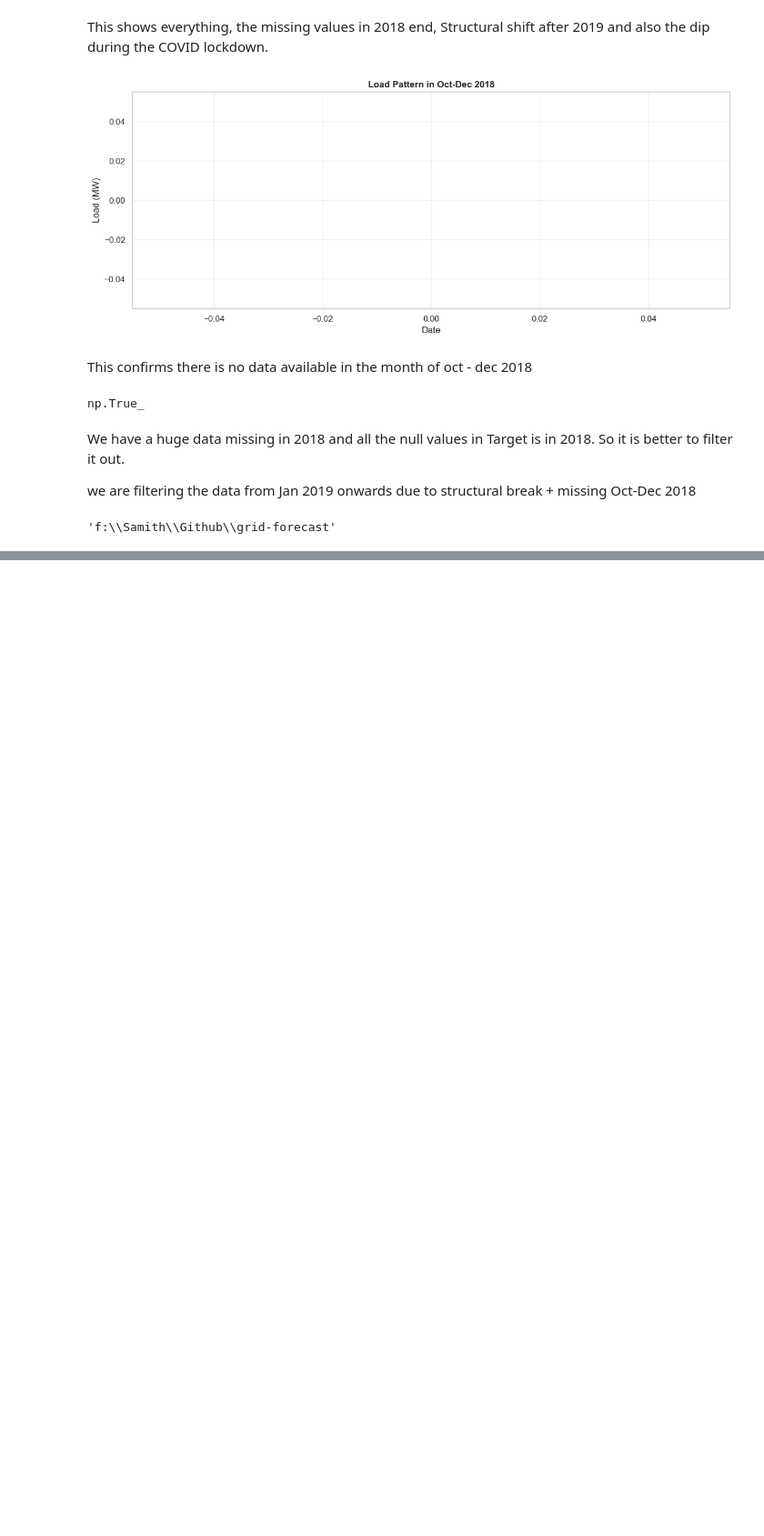
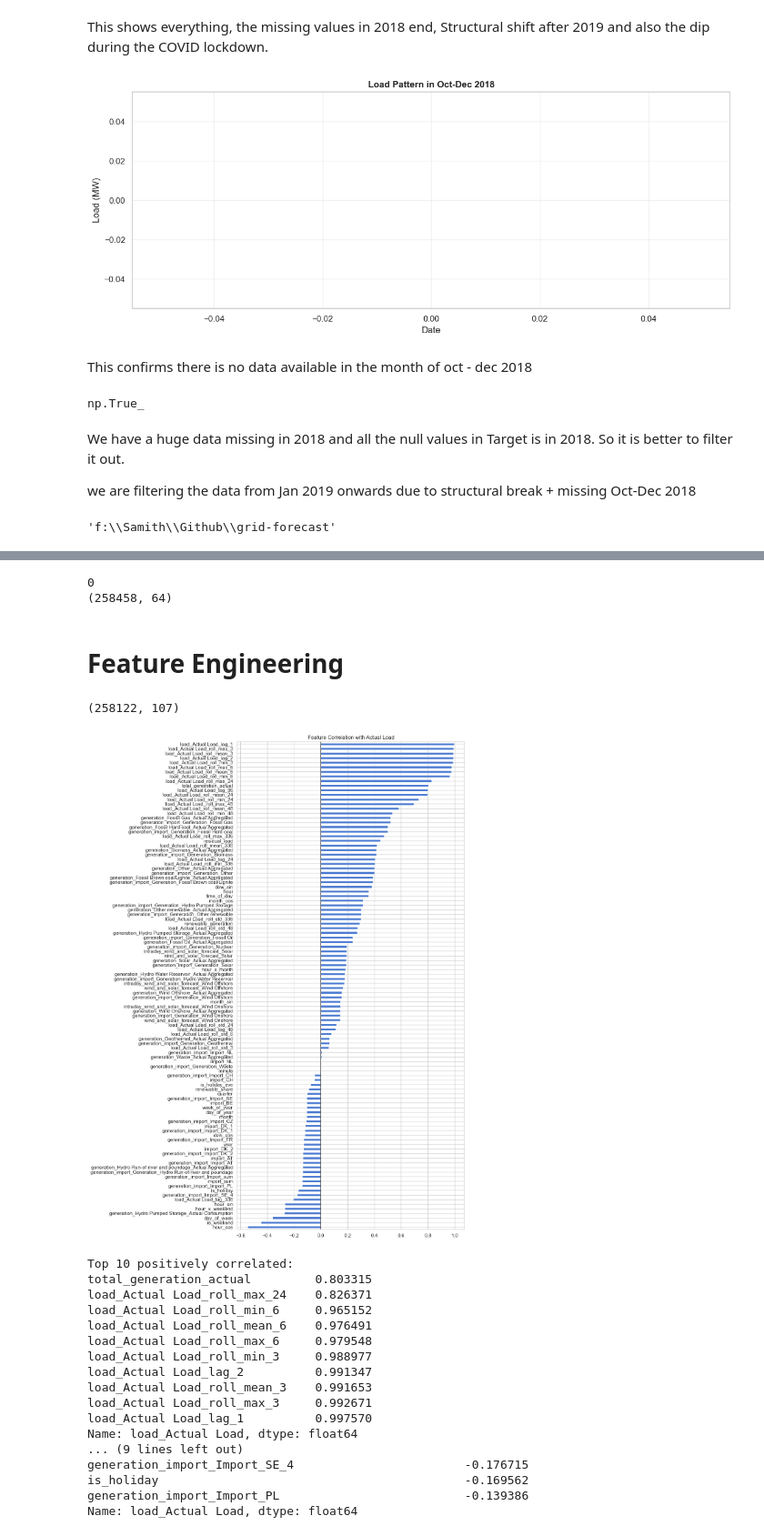
Before and after one commit to samithcsachi/grid-forecast, a Jupyter notebook: research/Exploratory_Data_Analysis.ipynb, the cells around one changed output, grey strips where cells are left out. Shown at 91% size. Saved outputs shown, nothing was run; the diff lists cells and outputs as text; code cells hidden in the pictures; blank space fills up the shorter version.

Commit message:
EDA Notebook Data Cleaning Preprocessing Feature Engineering Completed

```diff
--- a/research/Exploratory_Data_Analysis.ipynb
+++ b/research/Exploratory_Data_Analysis.ipynb
@@ -701,0 +717,5 @@ df_clean.to_parquet(output_dir + '/power_consumption_2019_onwards.parquet')
+# %%
+threshold = 0.40
+cols_to_drop = df_clean[df_clean.columns[df_clean.isnull().mean() > threshold]].columns
+df_clean.drop(columns=cols_to_drop, inplace=True)
+df_clean.shape
@@ -701,0 +746,4 @@ df_clean.to_parquet(output_dir + '/power_consumption_2019_onwards.parquet')
+# %%
+for col in df_clean.columns:
+    if df_clean[col].isnull().sum() > 0:
+        df_clean[col] = df_clean[col].interpolate(method='time', limit=None)
@@ -701,0 +790,14 @@ df_clean.to_parquet(output_dir + '/power_consumption_2019_onwards.parquet')
+# %%
+drop_cols = [
+    'import_NO_2',
+    'generation_import_Import_NO_2'
+]
+df_clean.drop(columns=drop_cols, inplace=True)
+# %%
+print(df_clean.isnull().sum().sum())
+print(df_clean.shape)
+# %% [output]
+0
+(258458, 64)
+# %% [markdown]
+# Feature Engineering
@@ -701,0 +897,5 @@ df_clean.to_parquet(output_dir + '/power_consumption_2019_onwards.parquet')
+# %%
+df_new = feature_engineering(df_clean)
+df_new.shape
+# %% [output]
+(258122, 107)
@@ -701,0 +904,38 @@ df_clean.to_parquet(output_dir + '/power_consumption_2019_onwards.parquet')
+# %%
+import seaborn as sns
+import matplotlib.pyplot as plt
+
+# Correlation of all features with target
+corr = df_new.corr()[TARGET].drop(TARGET).sort_values()
+
+plt.figure(figsize=(12, 16))
+corr.plot(kind='barh', figsize=(12, 16))
+plt.title('Feature Correlation with Actual Load')
+plt.axvline(x=0, color='black', linewidth=0.5)
+plt.tight_layout()
+plt.show()
+
+# Print top and bottom correlators
+print("Top 10 positively correlated:")
+print(corr.tail(10))
+print("\nTop 10 negatively correlated:")
+print(corr.head(10))
+# %% [output]
+[figure, added]
+Top 10 positively correlated:
+total_generation_actual         0.803315
+load_Actual Load_roll_max_24    0.826371
+load_Actual Load_roll_min_6     0.965152
+load_Actual Load_roll_mean_6    0.976491
+load_Actual Load_roll_max_6     0.979548
+load_Actual Load_roll_min_3     0.988977
+load_Actual Load_lag_2          0.991347
+load_Actual Load_roll_mean_3    0.991653
+load_Actual Load_roll_max_3     0.992671
+load_Actual Load_lag_1          0.997570
+Name: load_Actual Load, dtype: float64
+... (9 lines left out)
+generation_import_Import_SE_4                        -0.176715
+is_holiday                                           -0.169562
+generation_import_Import_PL                          -0.139386
+Name: load_Actual Load, dtype: float64
```
Also changed, not shown: parts of 25 cells of this notebook.
